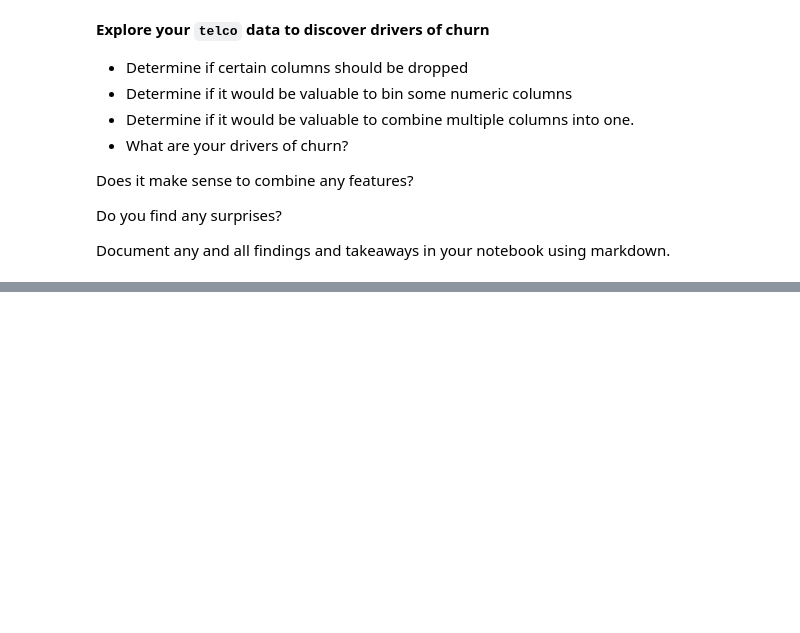
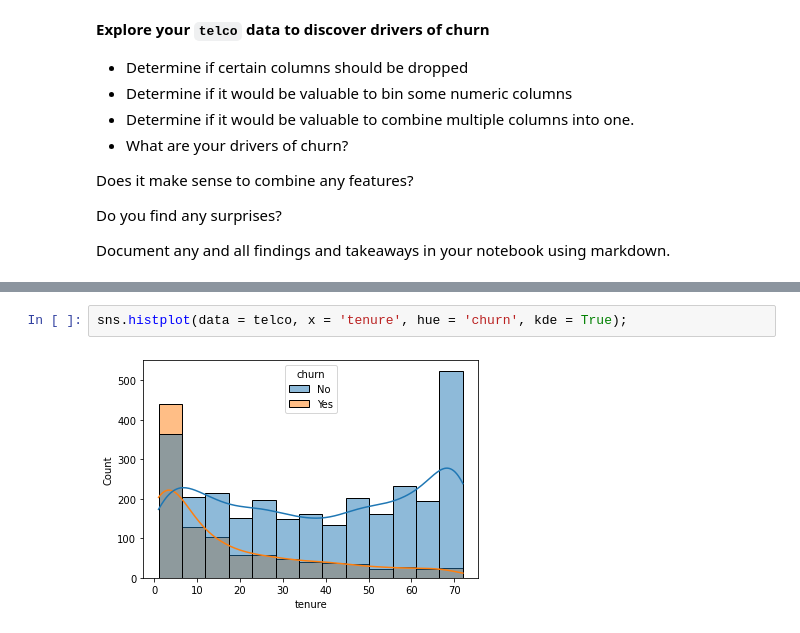
Before and after one commit to nadia-paz/classification-exercises, a Jupyter notebook: classification_exercises.ipynb, the cells around one changed output, grey strips where cells are left out. Drawn from its saved outputs; the diff is of its cells as text; blank space fills up the shorter version.

```diff
--- a/classification_exercises.ipynb
+++ b/classification_exercises.ipynb
@@ -1107,0 +1191,4 @@ Document any and all findings and takeaways in your notebook using markdown.
+# %%
+sns.histplot(data = telco, x = 'tenure', hue = 'churn', kde = True);
+# %% [output]
+[figure, added]
```
Also changed, not shown: parts of 69 cells of this notebook.
